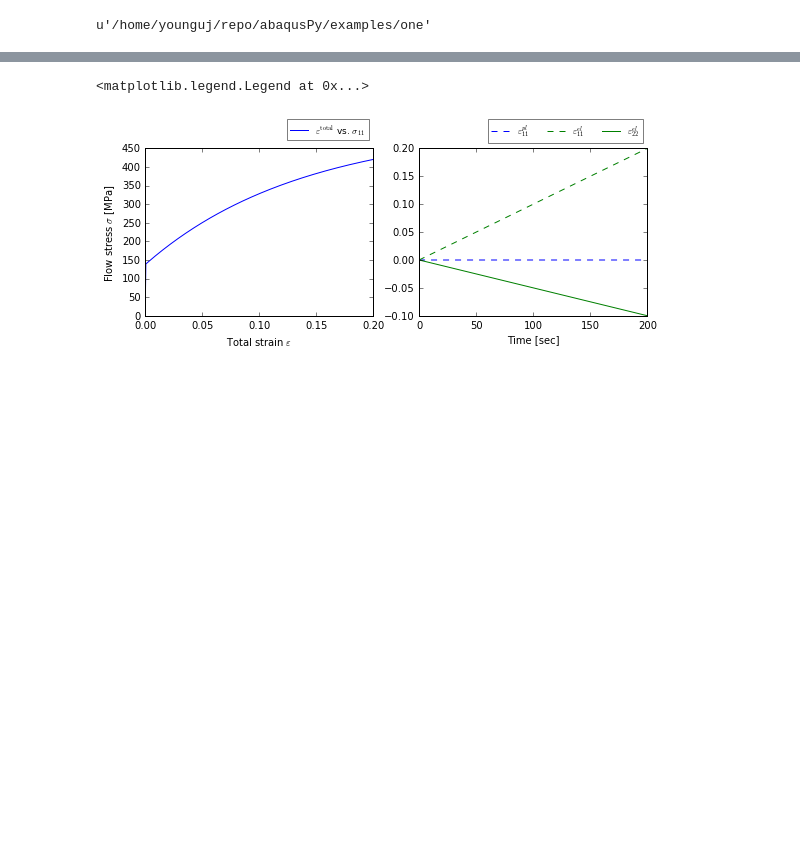
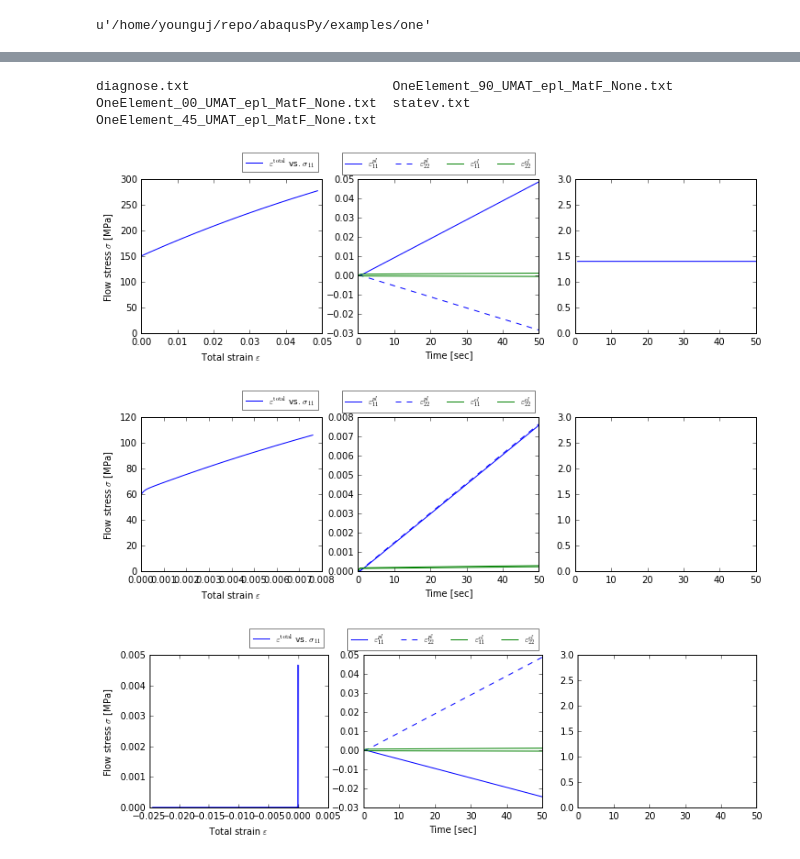
Before and after one commit to youngung/abaqusPy, a Jupyter notebook: examples/one/oneElementPlotter.ipynb, the cells around one changed output, grey strips where cells are left out. Cells and saved outputs as stored; diff of their text form; code cells hidden in the pictures; blank space fills up the shorter version.

```diff
--- a/examples/one/oneElementPlotter.ipynb
+++ b/examples/one/oneElementPlotter.ipynb
@@ -20,27 +21,54 @@ OneElement_00_UMAT_epl_MatF_None.txt  statev.txt
-# %%
-dat=np.loadtxt('OneElement_00_UMAT_mises_MatF_None.txt').T
+# %%
+ls *.txt
+# %% [output]
+diagnose.txt                          OneElement_90_UMAT_epl_MatF_None.txt
+OneElement_00_UMAT_epl_MatF_None.txt  statev.txt
+OneElement_45_UMAT_epl_MatF_None.txt
 # %%
-fig=plt.figure(figsize=(9,3.0));
-ax1=fig.add_subplot(121)
-ax2=fig.add_subplot(122)
-mpa=1e6
+fns=glob.glob('OneElement_??_UMAT_*_MatF_None.txt')
+fns.sort()
+def pall(fn):
+    dat=np.loadtxt(fn)
+    fig=plt.figure(figsize=(9,3.0));
+    ax1=fig.add_subplot(121)
 
-#   0,  1,   2,   3,   4,   5,   6
-# e11,s11,pe11,pe22,time,ee11,ee22
+    for i in xrange(len(dat)):
+        ax1.plot(dat[i]/mpa)
+def main(fn):
+    dat=np.loadtxt(fn).T
+    fig=plt.figure(figsize=(12,3.0));
+    ax1=fig.add_subplot(131)
+    ax2=fig.add_subplot(132)
+    ax3=fig.add_subplot(133)
+    mpa=1e6
 
-ax1.plot(dat[0],dat[1]/mpa,'-',label=r'$\varepsilon^\mathrm{total}$ vs. $\sigma_{11}$')
-#ax2.plot(dat[4],dat[0],'-',label=r'$\varepsilon_{11}$')
-ax2.plot(dat[4],dat[2],'--',label=r'$\varepsilon_{11}^{pl}$')
-ax2.plot(dat[4],dat[5],'g--',label=r'$\varepsilon_{11}^{el}$')
-ax2.plot(dat[4],dat[6],'-',label=r'$\varepsilon_{22}^{el}$')
-#ax1.plot(dat[2],dat[1]/mpa,'x-',label=r'$\varepsilon^\mathrm{plastic}$ vs. $\sigma_{11}$')
+    #   0,  1,   2,   3,   4,   5,   6
+    # e11,s11,pe11,pe22,time,ee11,ee22
+    # pe33=-pe11-pe22
+    pe33 = -dat[2]-dat[3]
+    rv=dat[3]/pe33
 
-ax1.set_ylabel(r'Flow stress $\sigma$ [MPa]')
-ax1.set_xlabel(r'Total strain $\varepsilon$')
-ax2.set_xlabel('Time [sec]')
+    ax1.plot(dat[2],dat[1]/mpa,'-',label=r'$\varepsilon^\mathrm{total}$ vs. $\sigma_{11}$')
+    ax2.plot(dat[4],dat[2],'b-',label=r'$\varepsilon_{11}^{pl}$')
+    ax2.plot(dat[4],dat[3],'b--',label=r'$\varepsilon_{22}^{pl}$')
+    ax2.plot(dat[4],dat[5],'g-',label=r'$\varepsilon_{11}^{el}$')
+    ax2.plot(dat[4],dat[6],'g-',label=r'$\varepsilon_{22}^{el}$')
+    ax3.plot(dat[4],rv,label='r-value')
+    #ax1.plot(dat[2],dat[1]/mpa,'x-',label=r'$\varepsilon^\mathrm{plastic}$ vs. $\sigma_{11}$')
 
-ax1.legend(framealpha=0.5,fontsize=9,numpoints=1,bbox_to_anchor=(1.0,1.2),ncol=4)
-ax2.legend(framealpha=0.5,fontsize=9,numpoints=1,bbox_to_anchor=(1.0,1.2),ncol=4)
+    ax1.set_ylabel(r'Flow stress $\sigma$ [MPa]')
+    ax1.set_xlabel(r'Total strain $\varepsilon$')
+    ax2.set_xlabel('Time [sec]')
+
+    ax3.set_ylim(0,3)
+
+    ax1.legend(framealpha=0.5,fontsize=9,numpoints=1,bbox_to_anchor=(1.0,1.2),ncol=4)
+    ax2.legend(framealpha=0.5,fontsize=9,numpoints=1,bbox_to_anchor=(1.0,1.2),ncol=4)
-# %% [output]
-<matplotlib.legend.Legend at 0x...>
-[figure, removed]
+# %%
+main(fns[0])
+main(fns[1])
+main(fns[2])
+# %% [output]
+[figure, added]
+[figure, added]
+[figure, added]
```
Also changed, not shown: parts of 3 cells of this notebook, 1 other file.
